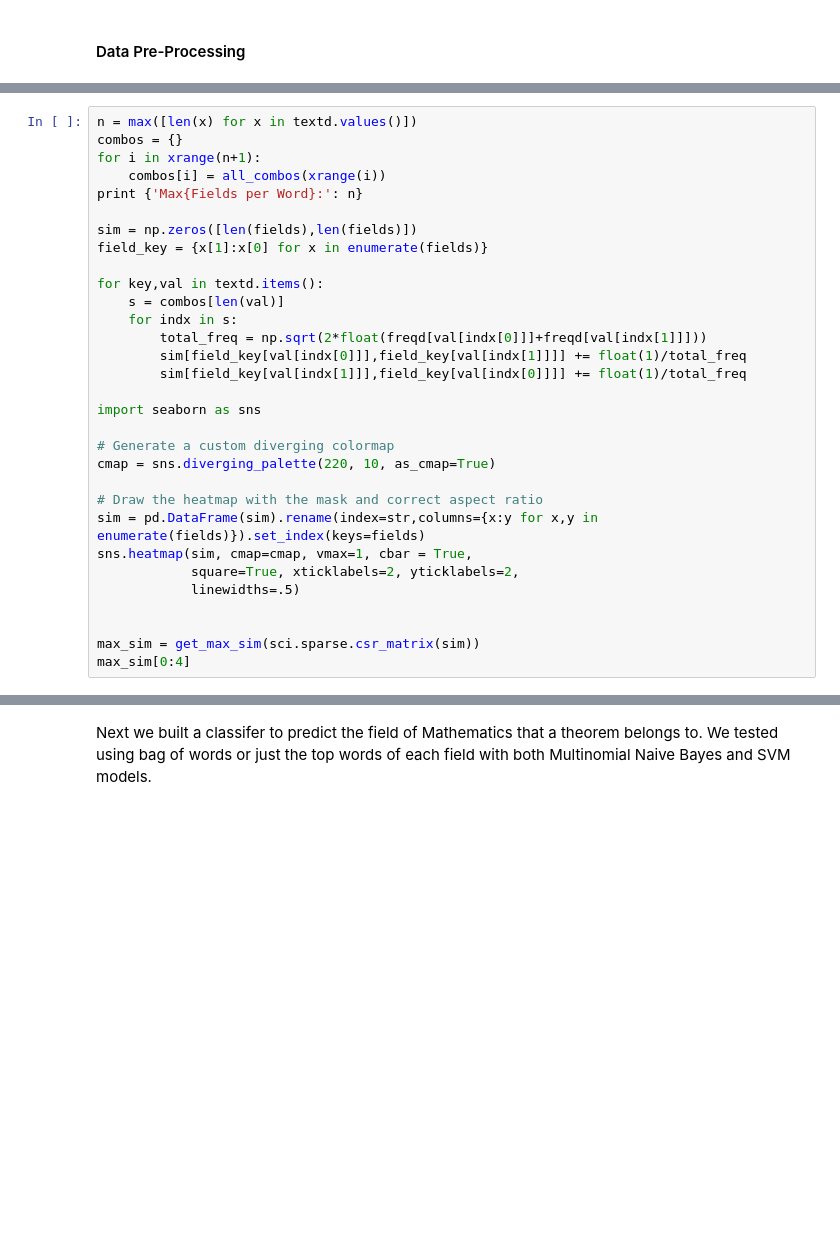
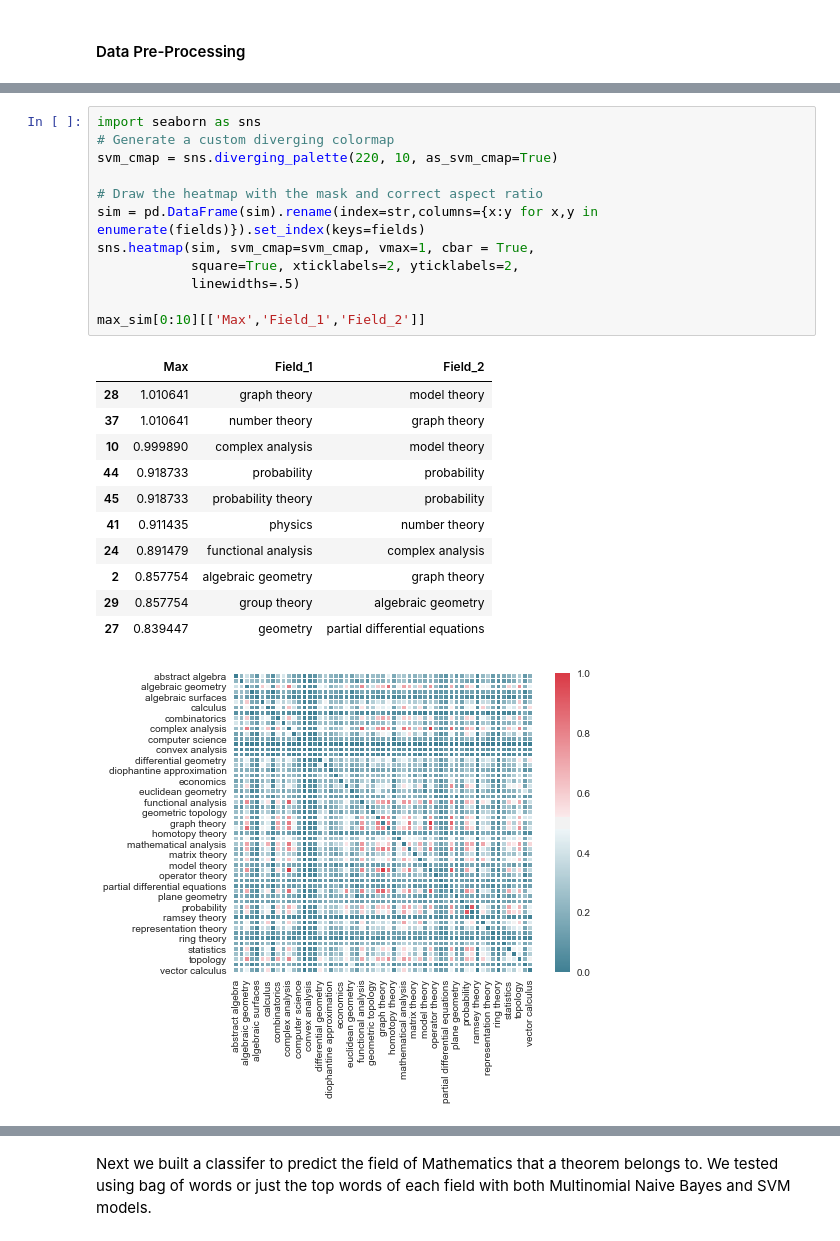
Before and after one commit to dsherma7/MathNet, a Jupyter notebook: Summary.ipynb, the cells around one changed output, grey strips where cells are left out. Saved outputs shown, nothing was run; the diff lists cells and outputs as text; blank space fills up the shorter version.

```diff
--- a/Summary.ipynb
+++ b/Summary.ipynb
@@ -270,31 +73,25 @@ where $F_i$ is the set of words for Field $i$, $w_k$ is the $k$th word, and $\be
 # %%
-n = max([len(x) for x in textd.values()])
-combos = {}
-for i in xrange(n+1):
-    combos[i] = all_combos(xrange(i))
-print {'Max{Fields per Word}:': n}
-
-sim = np.zeros([len(fields),len(fields)])
-field_key = {x[1]:x[0] for x in enumerate(fields)}
-
-for key,val in textd.items():
-    s = combos[len(val)]
-    for indx in s:
-        total_freq = np.sqrt(2*float(freqd[val[indx[0]]]+freqd[val[indx[1]]]))
-        sim[field_key[val[indx[0]]],field_key[val[indx[1]]]] += float(1)/total_freq
-        sim[field_key[val[indx[1]]],field_key[val[indx[0]]]] += float(1)/total_freq
-
 import seaborn as sns
-
 # Generate a custom diverging colormap
-cmap = sns.diverging_palette(220, 10, as_cmap=True)
+svm_cmap = sns.diverging_palette(220, 10, as_svm_cmap=True)
 
 # Draw the heatmap with the mask and correct aspect ratio
 sim = pd.DataFrame(sim).rename(index=str,columns={x:y for x,y in enumerate(fields)}).set_index(keys=fields)
-sns.heatmap(sim, cmap=cmap, vmax=1, cbar = True,
+sns.heatmap(sim, svm_cmap=svm_cmap, vmax=1, cbar = True,
             square=True, xticklabels=2, yticklabels=2,
             linewidths=.5)
 
-
-max_sim = get_max_sim(sci.sparse.csr_matrix(sim))
-max_sim[0:4]
+max_sim[0:10][['Max','Field_1','Field_2']]
+# %% [output]
+|  | Max | Field_1 | Field_2 |
+| 28 | 1.010641 | graph theory | model theory |
+| 37 | 1.010641 | number theory | graph theory |
+| 10 | 0.999890 | complex analysis | model theory |
+| 44 | 0.918733 | probability | probability |
+| 45 | 0.918733 | probability theory | probability |
+| 41 | 0.911435 | physics | number theory |
+| 24 | 0.891479 | functional analysis | complex analysis |
+| 2 | 0.857754 | algebraic geometry | graph theory |
+| 29 | 0.857754 | group theory | algebraic geometry |
+| 27 | 0.839447 | geometry | partial differential equations |
+[figure, added]
```
Also changed, not shown: parts of 65 cells of this notebook, 5 other files.
